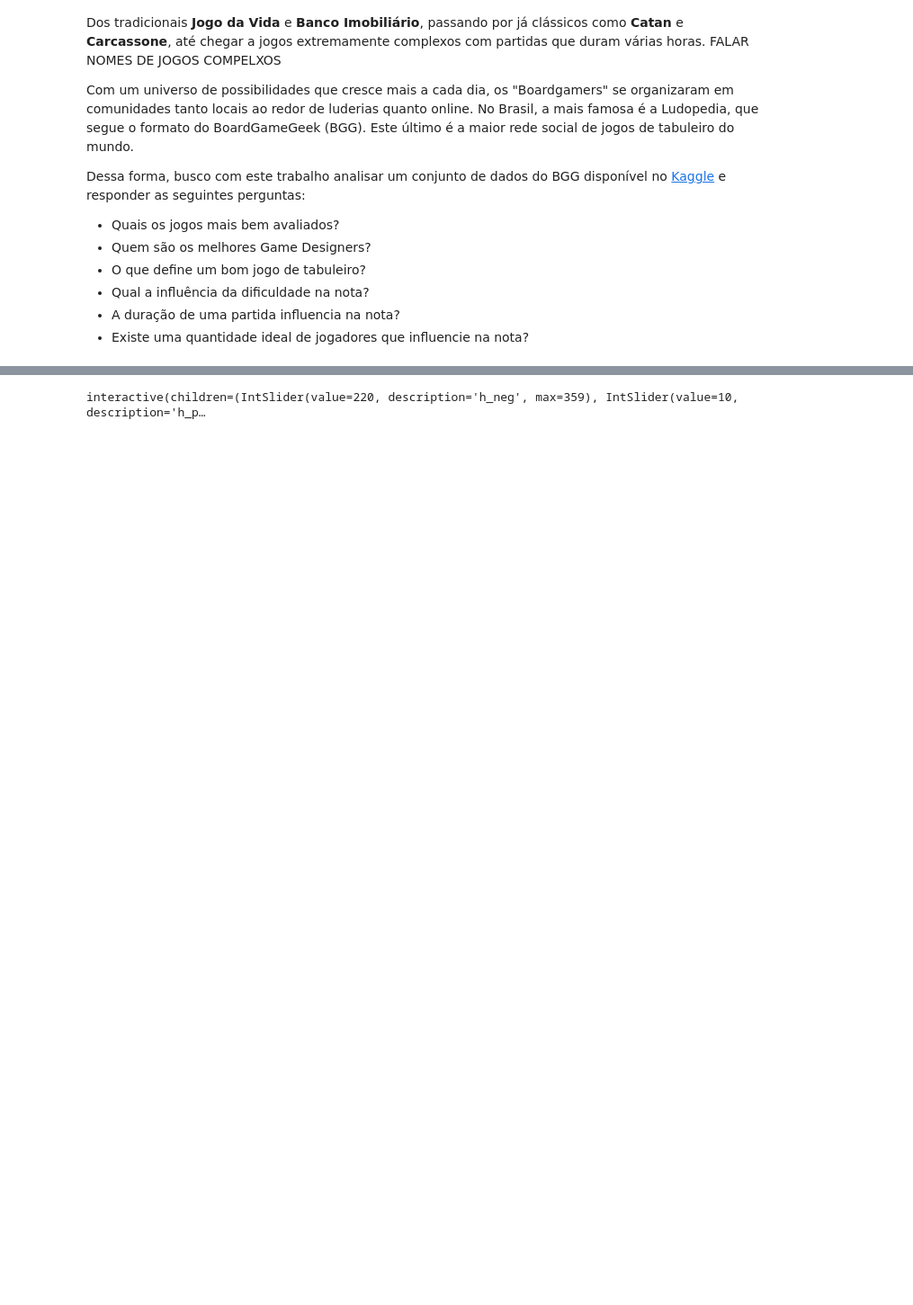
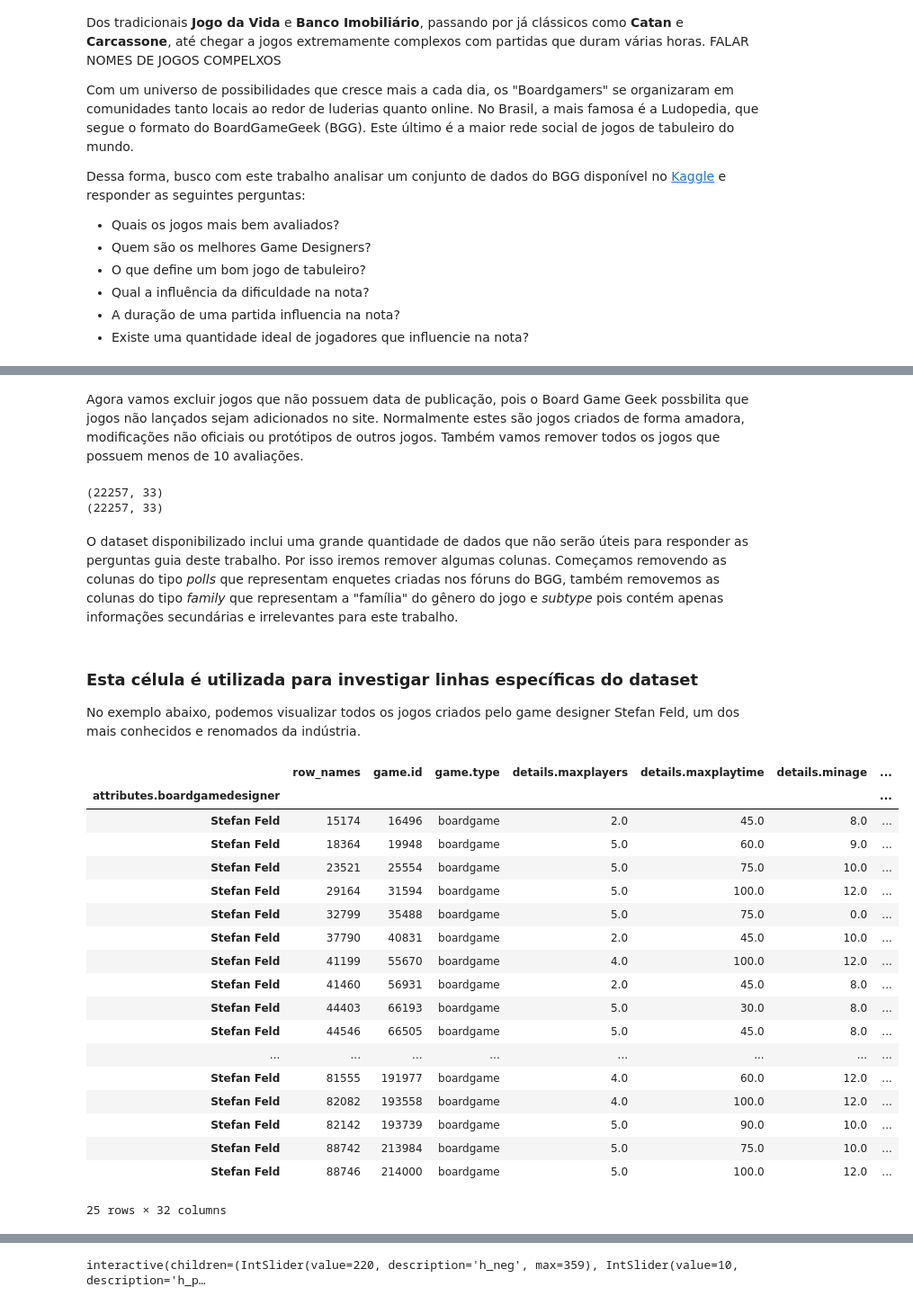
Before and after one commit to romulofff/BoardGameGeekAnalysis, a Jupyter notebook: boardgames.ipynb, the cells around one changed output, grey strips where cells are left out. Shown at 90% size. Cells and saved outputs as stored; diff of their text form; code cells hidden in the pictures; blank space fills up the shorter version.

Commit message:
Melhorando Markdown

```diff
--- a/boardgames.ipynb
+++ b/boardgames.ipynb
@@ -32,9 +32,10 @@ import numpy as np
 import pandas as pd
 from matplotlib import pyplot as plt
 
+# Configurações de print para melhor estudo dos dados
 # np.set_printoptions(threshold=np.inf)
 # pd.set_option('display.max_colwidth', None)
-pd.set_option('display.max_rows', None)
+# pd.set_option('display.max_rows', None)
 # %%
 db_sql = sqlite3.connect('database.sqlite')
 
@@ -55,8 +59,15 @@ print(df['game.type'].unique(), df.shape)
+# %% [markdown]
+Agora vamos excluir jogos que não possuem data de publicação, pois o Board Game Geek possbilita que jogos não lançados sejam adicionados no site. Normalmente estes são jogos criados de forma amadora, modificações não oficiais ou protótipos de outros jogos. Também vamos remover todos os jogos que possuem menos de 10 avaliações.
 # %%
-# Removendo jogos não publicados e com menos de 5 avaliações
+print(df.shape)
 df.dropna(axis=0, subset=['details.yearpublished', ], inplace=True)
 df = df[df['stats.usersrated'] >= 10]
-df.shape
+print(df.shape)
+# %% [output]
+(22257, 33)
+(22257, 33)
+# %% [markdown]
+O dataset disponibilizado inclui uma grande quantidade de dados que não serão úteis para responder as perguntas guia deste trabalho. Por isso iremos remover algumas colunas. Começamos removendo as colunas do tipo _polls_ que representam enquetes criadas nos fóruns do BGG, também removemos as colunas do tipo _family_ que representam a "família" do gênero do jogo e _subtype_ pois contém apenas informações secundárias e irrelevantes para este trabalho.
 # %%
 # Removendo colunas indesejadas
 for col in df:
@@ -70,6 +82,28 @@ df.drop('details.thumbnail', axis=1, inplace=True)
+# %% [markdown]
+### Esta célula é utilizada para investigar linhas específicas do dataset
+No exemplo abaixo, podemos visualizar todos os jogos criados pelo game designer Stefan Feld, um dos mais conhecidos e renomados da indústria.
 # %%
 # Investigando
 # df2 = df.set_index('details.name')
 df2 = df.set_index('attributes.boardgamedesigner')
-
-df2.loc['Mauro Pane']
+df2.loc['Stefan Feld']
+# %% [output]
+|  | row_names | game.id | game.type | details.maxplayers | details.maxplaytime | details.minage | ... |
+| attributes.boardgamedesigner |  |  |  |  |  |  | ... |
+| Stefan Feld | 15174 | 16496 | boardgame | 2.0 | 45.0 | 8.0 | ... |
+| Stefan Feld | 18364 | 19948 | boardgame | 5.0 | 60.0 | 9.0 | ... |
+| Stefan Feld | 23521 | 25554 | boardgame | 5.0 | 75.0 | 10.0 | ... |
+| Stefan Feld | 29164 | 31594 | boardgame | 5.0 | 100.0 | 12.0 | ... |
+| Stefan Feld | 32799 | 35488 | boardgame | 5.0 | 75.0 | 0.0 | ... |
+| Stefan Feld | 37790 | 40831 | boardgame | 2.0 | 45.0 | 10.0 | ... |
+| Stefan Feld | 41199 | 55670 | boardgame | 4.0 | 100.0 | 12.0 | ... |
+| Stefan Feld | 41460 | 56931 | boardgame | 2.0 | 45.0 | 8.0 | ... |
+| Stefan Feld | 44403 | 66193 | boardgame | 5.0 | 30.0 | 8.0 | ... |
+| Stefan Feld | 44546 | 66505 | boardgame | 5.0 | 45.0 | 8.0 | ... |
+| ... | ... | ... | ... | ... | ... | ... | ... |
+| Stefan Feld | 81555 | 191977 | boardgame | 4.0 | 60.0 | 12.0 | ... |
+| Stefan Feld | 82082 | 193558 | boardgame | 4.0 | 100.0 | 12.0 | ... |
+| Stefan Feld | 82142 | 193739 | boardgame | 5.0 | 90.0 | 10.0 | ... |
+| Stefan Feld | 88742 | 213984 | boardgame | 5.0 | 75.0 | 10.0 | ... |
+| Stefan Feld | 88746 | 214000 | boardgame | 5.0 | 100.0 | 12.0 | ... |
+25 rows × 32 columns
```
Also changed, not shown: parts of 19 cells of this notebook.
